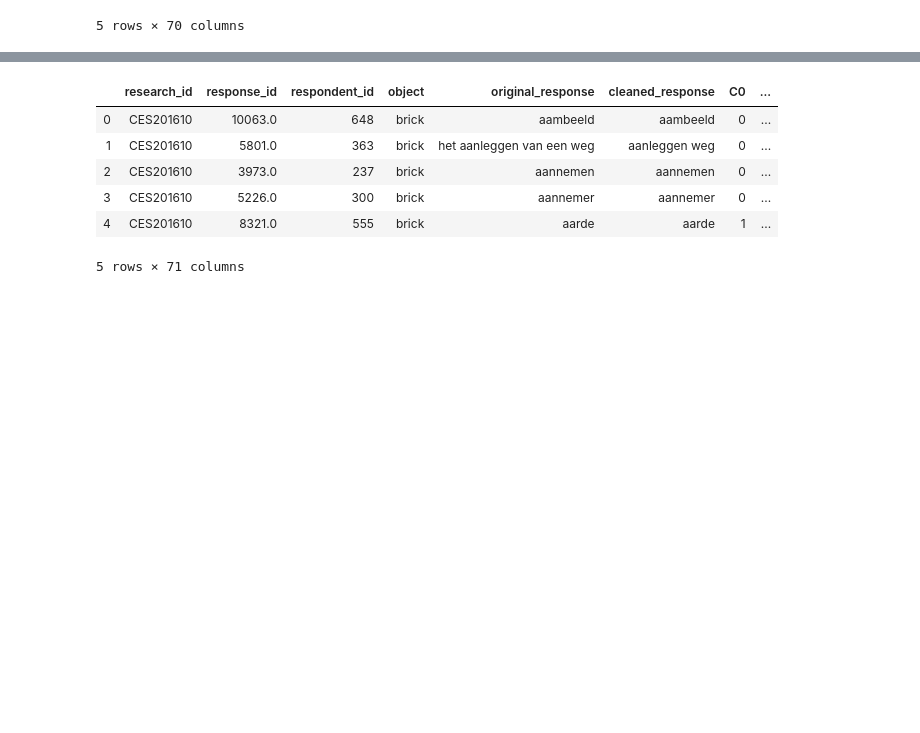
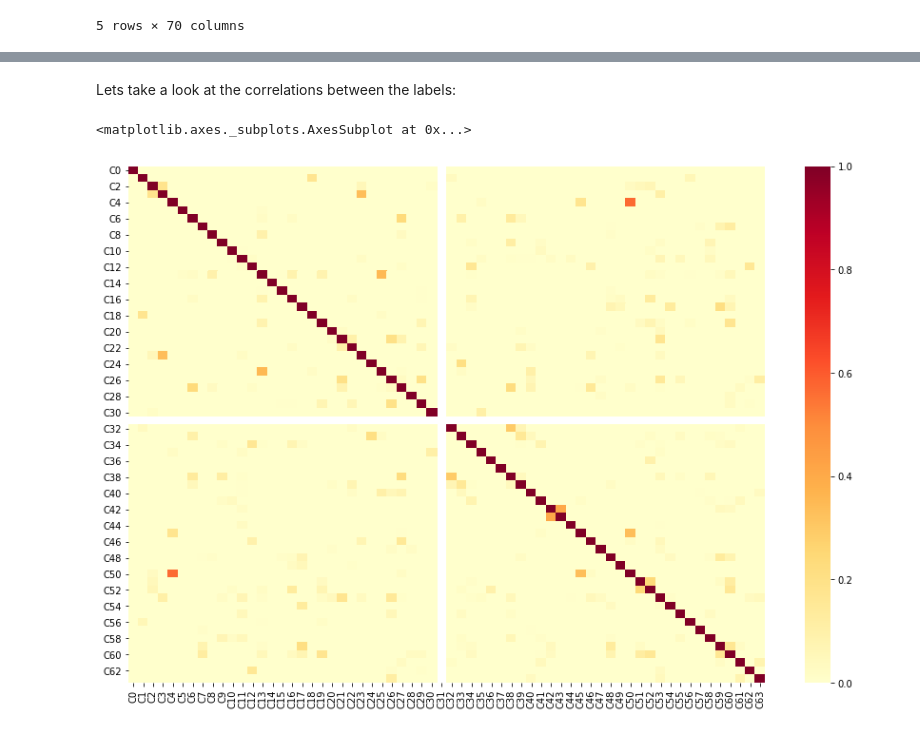
Before and after one commit to EmmaEliseS/Divergent-Thinking, a Jupyter notebook: RA_project.ipynb, the cells around one changed output, grey strips where cells are left out. Drawn from its saved outputs; the diff is of its cells as text; code cells hidden in the pictures; blank space fills up the shorter version.

```diff
--- a/RA_project.ipynb
+++ b/RA_project.ipynb
@@ -26,8 +34,14 @@ Now we have out dataset in which we have textual responses of which we need sent
 # %%
-# a numpy array containing all original responses
-responses = data[['original_response']].to_numpy()
+# Numpy array containing all original responses
+responses  = data[['original_response']].to_numpy()
 
-module = hub.load('https://tfhub.dev/google/universal-sentence-encoder-multilingual/3')
+# Load the module
+module     = hub.load('https://tfhub.dev/google/universal-sentence-encoder-multilingual-large/3')
 
+# Fit the module on the reponses
 embeddings = module(responses)
+
+# Insert the embeddings to the dataframe
+data.insert(6, "embeddings", embeddings)
+data.head()
 # %% [output]
@@ -48,12 +55,16 @@ array([[ 0.16229025,  0.04333057,  0.00637416, ...,  0.07343263,
-# %%
-data.insert(7, "embeddings", embeddings, True)
-# %%
-data.head()
-# %% [output]
-|  | research_id | response_id | respondent_id | object | original_response | cleaned_response | C0 | ... |
-| 0 | CES201610 | 10063.0 | 648 | brick | aambeeld | aambeeld | 0 | ... |
-| 1 | CES201610 | 5801.0 | 363 | brick | het aanleggen van een weg | aanleggen weg | 0 | ... |
-| 2 | CES201610 | 3973.0 | 237 | brick | aannemen | aannemen | 0 | ... |
-| 3 | CES201610 | 5226.0 | 300 | brick | aannemer | aannemer | 0 | ... |
-| 4 | CES201610 | 8321.0 | 555 | brick | aarde | aarde | 1 | ... |
-5 rows × 71 columns
+# %% [markdown]
+Lets take a look at the correlations between the labels:
+# %%
+# import seaborn and matplot
+import seaborn as sns
+import matplotlib.pyplot as plt
+
+# Selecteer enkel de continue variabelen
+numeric_cols = data.loc[:, 'C0':'C63']
+
+# correlatie heatmap
+fig, ax = plt.subplots(figsize=(15,10))
+sns.heatmap(numeric_cols.corr(), cmap='YlOrRd', fmt='.2f', vmin=0)
+# %% [output]
+<matplotlib.axes._subplots.AxesSubplot at 0x...>
+[figure, added]
```
Also changed, not shown: parts of 38 cells of this notebook.
